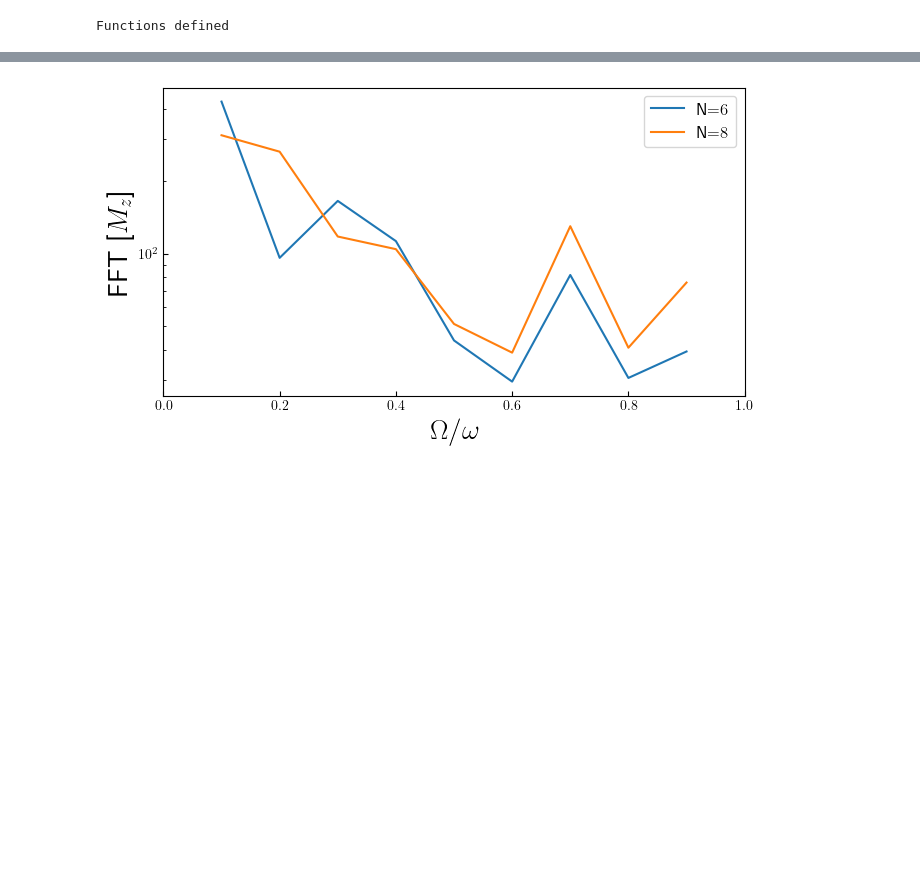
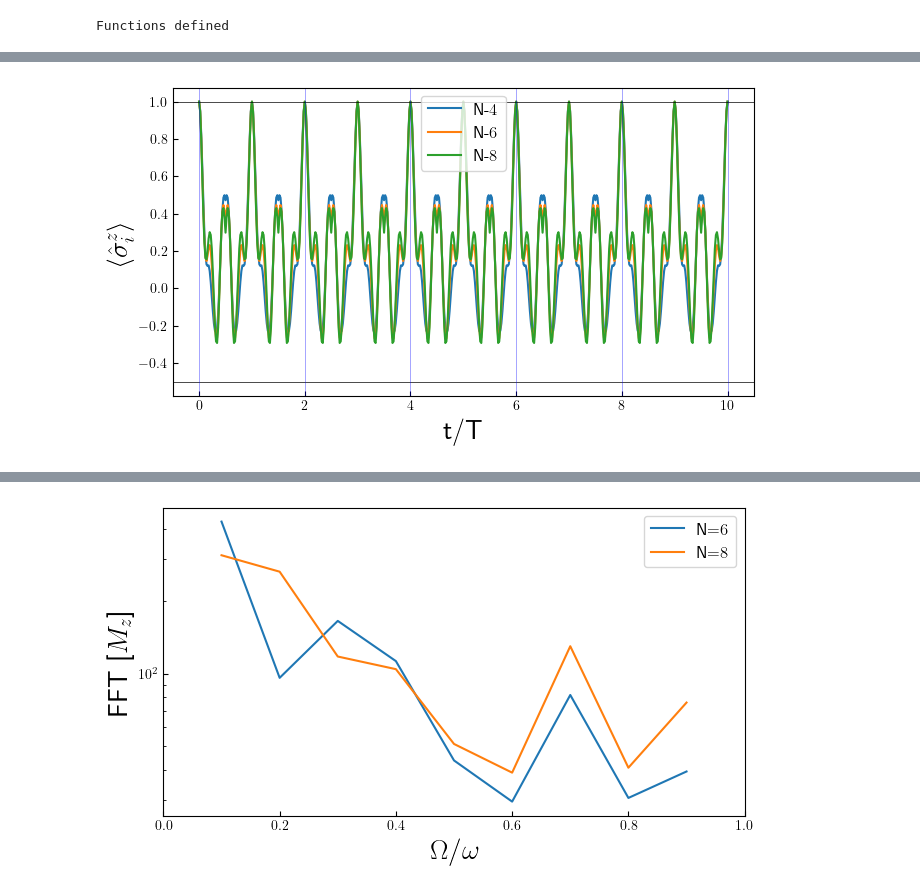
Before and after one commit to rahmahi/Impure_Flat-band, a Jupyter notebook: impure_fb_DTC.ipynb, the cells around one changed output, grey strips where cells are left out. Saved outputs shown, nothing was run; the diff lists cells and outputs as text; code cells hidden in the pictures; blank space fills up the shorter version.

```diff
--- a/impure_fb_DTC.ipynb
+++ b/impure_fb_DTC.ipynb
@@ -162,37 +162,65 @@ import h5py
 from multiprocessing import Pool
 
 
-Ns = [6, 8]
+Ns = [4, 6, 8]
 omega = 1
 w = omega
 h = jn_zeros(0,1)[0] * w/4
 duty = 0.5
 
 lambda_0 = 0.18
 omega_0 = 0.0
 omega_1 = 0.5 * lambda_0
 lambda_g = 0
 
 
 lambda_s = w/(4*duty)
-J = 1 * lambda_s
+J = 1
 g = J/2
 
 er = 0.0
 T = 2 * np.pi/omega
 time_period = 10
 times = np.linspace(0, time_period * T, time_period * 50 +1, endpoint = True)
 
 nprocs = len(Ns)
 p = Pool(processes = nprocs)
 opts = Options(nsteps=1e5, num_cpus=1, openmp_threads=1)
 
 params = [{'omega':omega, 'omega_0':omega_0, 'omega_1':omega_1,'er':er,\
             'lambda_0':lambda_0,'lambda_s':w/(4*duty),'h':h,\
             'times':times, 'lambda_g':lambda_g, 'N':N, 'duty':duty,\
                 'J':J, 'g':g} for N in Ns]
 
 data_tfim_p_fb = np.array(p.map(magnetization_position, params))
+
+plt.rcParams.update({"figure.figsize": (7.5, 4), "text.usetex": True, "font.size": 20})
+
+T = 2 * np.pi/omega
+
+for i, N in enumerate(Ns):
+    plt.plot(times/T, data_tfim_p_fb[i][0], label =fr"N-${N}$")
+
+
+plt.xlabel('t/T')
+plt.ylabel(r'$\langle\hat{\sigma}^z_i\rangle$')
+plt.tick_params(axis='both', which='both', labelsize=10)
+plt.tick_params(which='both', direction='in')
+plt.legend(frameon = True,  fontsize =12)
+#plt.xlim(1490, 1500)
+#plt.ylim(0.95, 1.02)
+
+plt.axhline(y = 1, color = 'black', lw = 0.5)
+plt.axhline(y = -0.5, color = 'black', lw = 0.5)
+
+for i in np.arange(0, int(times[-1]/T)+1, 2):
+    plt.axvline(x = i, color = 'blue', alpha = 0.5, lw = 0.5)
+
+#plt.savefig("ising_freezing_dtc_magnetization.pdf", bbox_inches = 'tight')
+
+plt.show()
+# %% [output]
+[figure, added]
 # %%
 plt.rcParams.update({"figure.figsize": (7.5, 4), "text.usetex": True, "font.size": 20})
 
```
Also changed, not shown: parts of 3 cells of this notebook.
